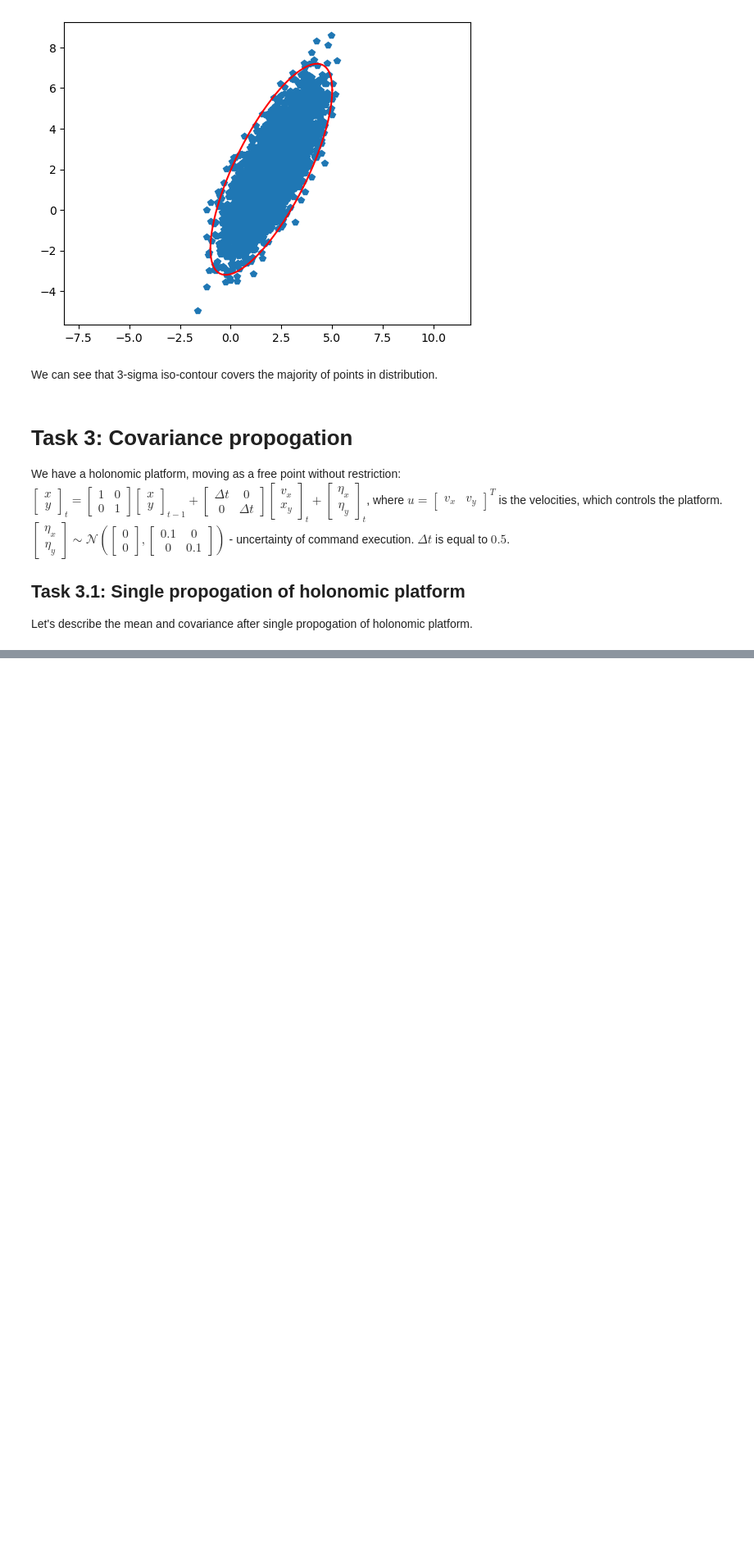
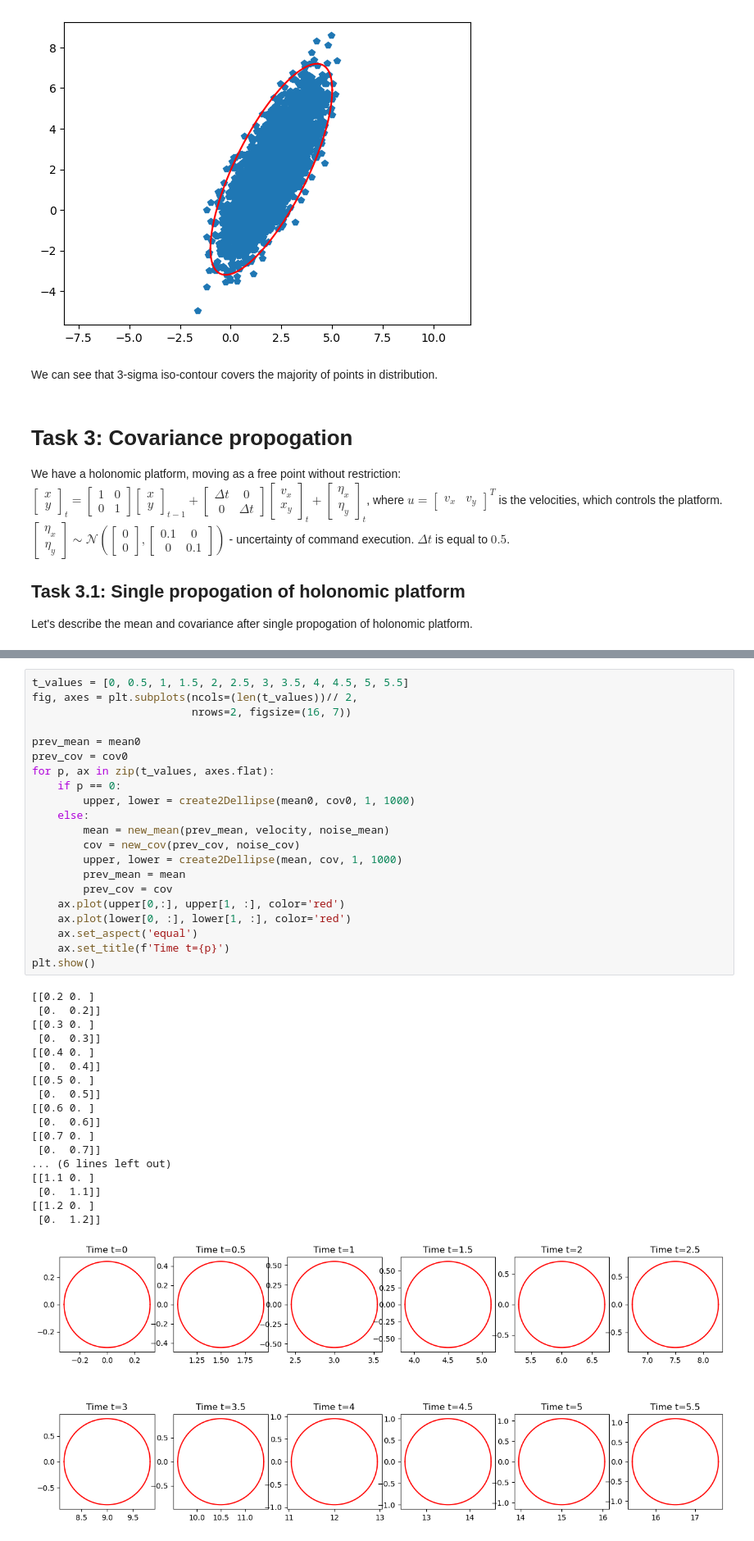
Before and after one commit to LaGrunje/PerceptionInRobotics, a Jupyter notebook: PS1/AlexanderLepinskikh_PS1.ipynb, the cells around one changed output, grey strips where cells are left out. Shown at 82% size. Saved outputs shown, nothing was run; the diff lists cells and outputs as text; blank space fills up the shorter version.

```diff
--- a/PS1/AlexanderLepinskikh_PS1.ipynb
+++ b/PS1/AlexanderLepinskikh_PS1.ipynb
@@ -651,0 +688,40 @@ Covarianse:  $cov(\begin{bmatrix} x \\ y \end{bmatrix}_t) = \mathbb{E}((\begin{b
+# %%
+t_values = [0, 0.5, 1, 1.5, 2, 2.5, 3, 3.5, 4, 4.5, 5, 5.5]
+fig, axes = plt.subplots(ncols=(len(t_values))// 2,
+                         nrows=2, figsize=(16, 7))
+
+prev_mean = mean0
+prev_cov = cov0
+for p, ax in zip(t_values, axes.flat):
+    if p == 0:
+        upper, lower = create2Dellipse(mean0, cov0, 1, 1000)
+    else:
+        mean = new_mean(prev_mean, velocity, noise_mean)
+        cov = new_cov(prev_cov, noise_cov)
+        upper, lower = create2Dellipse(mean, cov, 1, 1000)
+        prev_mean = mean
+        prev_cov = cov
+    ax.plot(upper[0,:], upper[1, :], color='red')
+    ax.plot(lower[0, :], lower[1, :], color='red')
+    ax.set_aspect('equal')
+    ax.set_title(f'Time t={p}')
+plt.show()
+# %% [output]
+[[0.2 0. ]
+ [0.  0.2]]
+[[0.3 0. ]
+ [0.  0.3]]
+[[0.4 0. ]
+ [0.  0.4]]
+[[0.5 0. ]
+ [0.  0.5]]
+[[0.6 0. ]
+ [0.  0.6]]
+[[0.7 0. ]
+ [0.  0.7]]
+... (6 lines left out)
+[[1.1 0. ]
+ [0.  1.1]]
+[[1.2 0. ]
+ [0.  1.2]]
+[figure, added]
```
Also changed, not shown: parts of 23 cells of this notebook.
